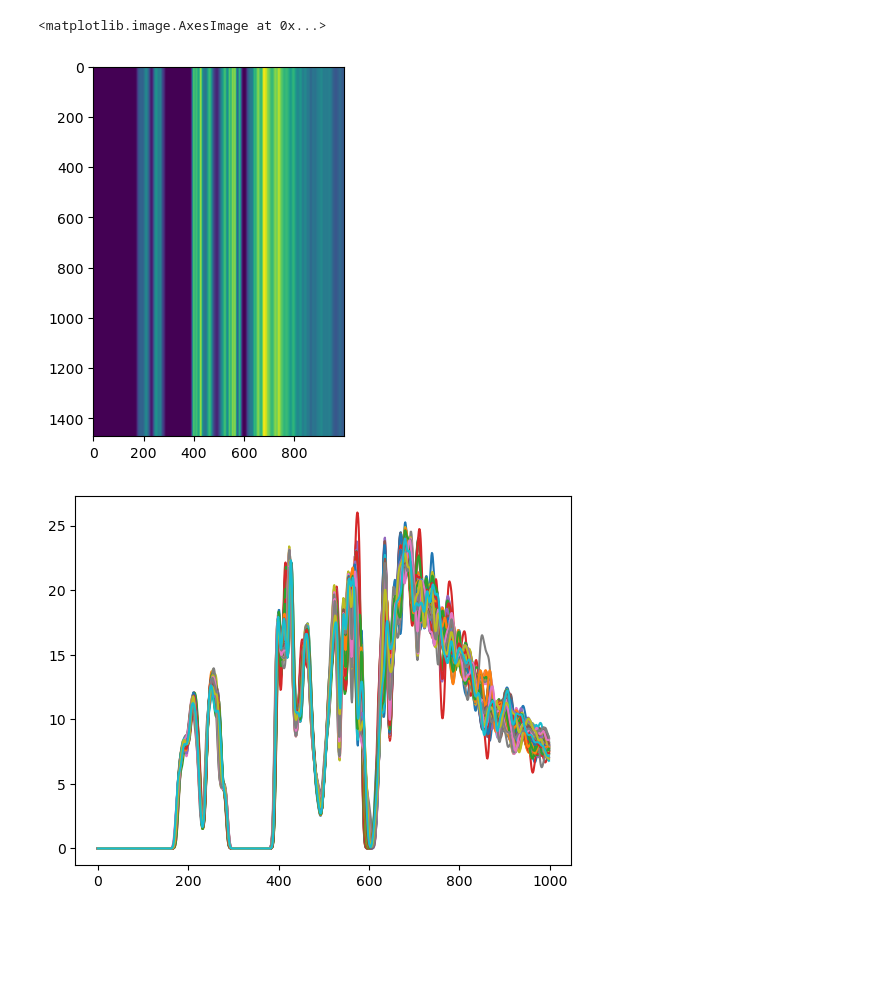
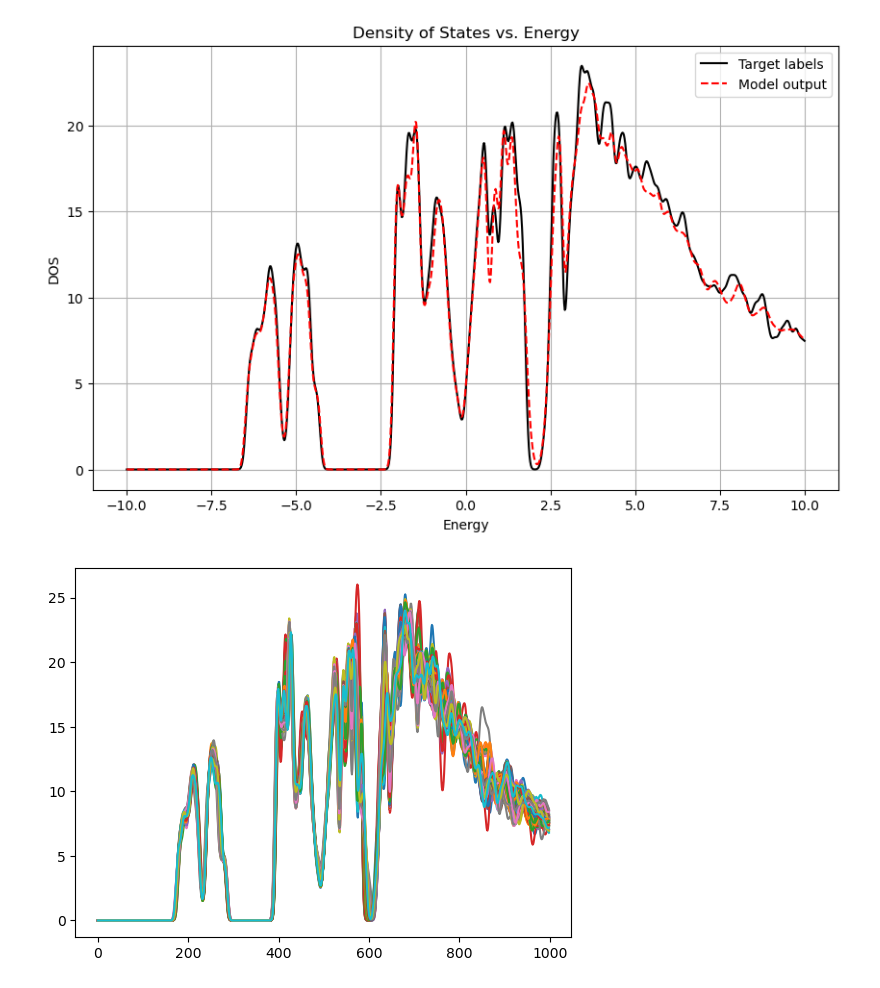
Before and after one commit to AngusHsuPhys/deeph_dev, a Jupyter notebook: DOS_model.ipynb, the cells around one changed output. Cells and saved outputs as stored; diff of their text form; code cells hidden in the pictures; blank space fills up the shorter version.

```diff
--- a/DOS_model.ipynb
+++ b/DOS_model.ipynb
@@ -754,7 +724,15 @@ plt.imshow(output[:,:].cpu().detach().numpy())
-# %%
-plt.imshow(dataset[0].y[:,:])
-# %% [output]
-<matplotlib.image.AxesImage at 0x...>
-[figure, removed]
+# %%
+x = np.linspace(-10, 10, 999)
+plt.figure(figsize=(10, 6))
+plt.plot(x, target_labels.cpu().detach().numpy(),color='black', label = 'Target labels')
+plt.plot(x, output.cpu().detach().numpy(),color='red', linestyle= '--', label = 'Model output')
+plt.xlabel('Energy')
+plt.ylabel('DOS')
+plt.title('Density of States vs. Energy')
+plt.legend()
+plt.grid(True)
+plt.show()
+# %% [output]
+[figure, added]
 # %%
 for i in range(80):
```
Also changed, not shown: parts of 14 cells of this notebook, 1 other file.
